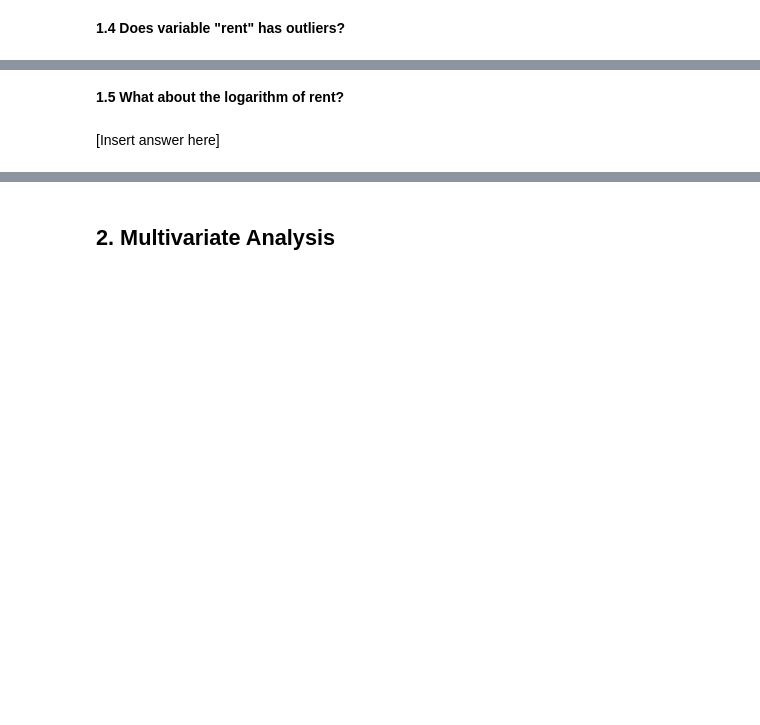
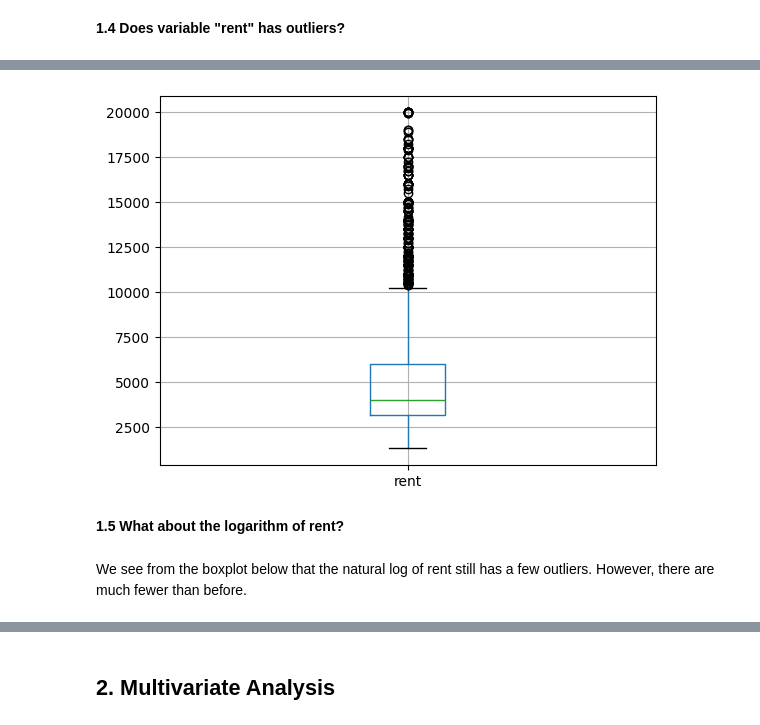
Before and after one commit to leobruell/real-estate-analytics, a Jupyter notebook: Homework/module1_homework_no_sol.ipynb, the cells around one changed output, grey strips where cells are left out. Saved outputs shown, nothing was run; the diff lists cells and outputs as text; code cells hidden in the pictures; blank space fills up the shorter version.

```diff
--- a/Homework/module1_homework_no_sol.ipynb
+++ b/Homework/module1_homework_no_sol.ipynb
@@ -48,6 +104,11 @@ import pandas as pd
+# %%
+df[['rent']].boxplot()
+plt.show()
+# %% [output]
+[figure, added]
 # %% [markdown]
 **1.5 What about the logarithm of rent?**
 # %% [markdown]
-[Insert answer here]
+We see from the boxplot below that the natural log of rent still has a few outliers. However, there are much fewer than before.
 # %%
 # insert code here
```
Also changed, not shown: parts of 13 cells of this notebook.
